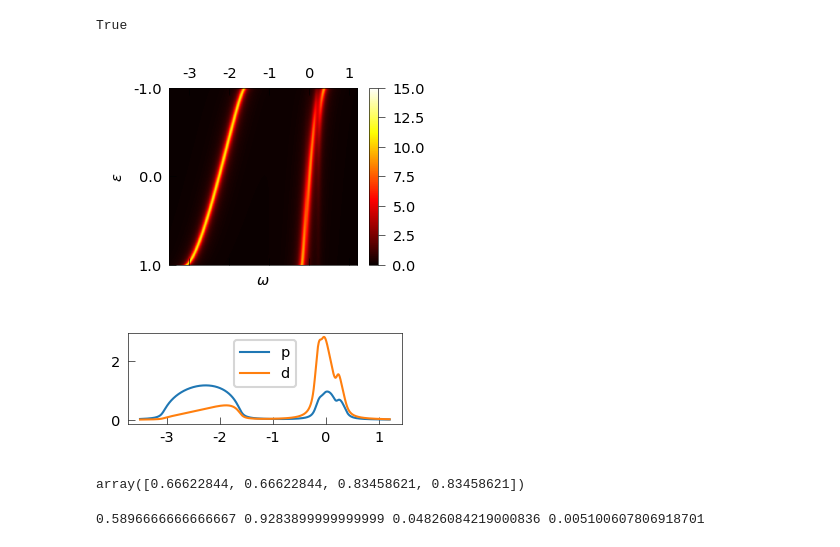
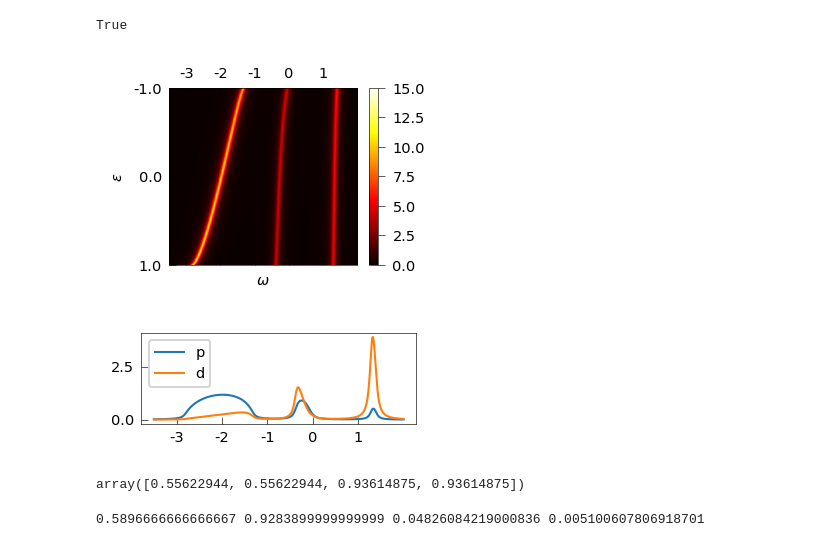
Before and after one commit to floatingCatty/Hubbard, a Jupyter notebook: examples/gGA/Bethe1o.ipynb, the cells around one changed output. Drawn from its saved outputs; the diff is of its cells as text; code cells hidden in the pictures.

Commit message:
update the bethe1o examples

```diff
--- a/examples/gGA/Bethe1o.ipynb
+++ b/examples/gGA/Bethe1o.ipynb
@@ -8,7 +8,7 @@ import numpy as np
 from hubbard.data import _keys
 
 setup_seed(123)
-U = 0.5
+U = 3
 J = 0.0 * U # 0.25 * U
 Up = U - 2*J
 Jp = J
@@ -30,7 +30,7 @@ phy_onsite = {
     ]),
 }
 
-intparams = {"C":[{"U":U,"Up":Up,"J":J, "Jp":Jp}]}
+intparams = {"C":[{"U":U,"Up":Up,"J":J, "Jp":Jp, "S2pen":0.05}]}
 
 gga = GhostGutzwiller(
     atomic_number=np.array([6]),
@@ -101,5 +141,5 @@ DM_kin:  [8.73922062e-04 8.73922062e-04 5.01563255e-01 5.01563255e-01
 # %%
-gga.load("/nessa/users/zhanghao/dev/Hubbard/hubbard/test/nqs/bethe1o/gGA_U05EP-1_3_converged.npz")
+gga.load("/nessa/users/zhanghao/dev/Hubbard/hubbard/test/nqs/bethe1o/gGA_U3EP-1_S2_tmp.npz")
 # %% [output]
 True
 # %%
@@ -116,8 +156,8 @@ mpl.rcParams['ytick.major.width'] =0.3
 # # eks[:,1,1] += alpha * e_list
 # atomicdata[_keys.HAMILTONIAN_KEY] = eks
 
-Es = np.linspace(-3.5,1.2, 1000) + gga.E_fermi
-# Es = np.linspace(-3.5,2.0, 1000) + gga.E_fermi
+# Es = np.linspace(-3.5,1.2, 1000) + gga.E_fermi
+Es = np.linspace(-3.5,2.0, 1000) + gga.E_fermi
 GF = gga.compute_GF(Es=Es, data=atomicdata, eta=0.06)
 ARPES = -(1/np.pi)*GF.imag.diagonal(offset=0, axis1=-1, axis2=-2)
 pdos = ARPES.sum(0) / ARPES.shape[0]
@@ -138,39 +178,39 @@ labels = np.array([-3,-2,-1,0,1])
 ticks = [np.abs(Es-gga.E_fermi-i).argmin() for i in labels]
 ax.set_xticks(ticks=ticks, labels=labels, fontsize=7)
 ax.set_yticks(ticks=np.linspace(0,ARPES.shape[0],ntick), labels=np.linspace(1,-1,ntick)[::-1], fontsize=7)
 fig.colorbar(m).ax.tick_params(labelsize=7)
 plt.tick_params(direction='in')
 plt.tight_layout()
 plt.savefig("tmp1.pdf", dpi=100)
 plt.show()
 
 # import matplotlib.pyplot as plt
 # fig, ax = plt.subplots(figsize=(6,4))
 # m = ax.matshow(ARPES[:,::-1].T, cmap="hot", vmin=0, vmax=15)
 # ax.set_aspect('auto')  # override the default 'equal'
 # ax.set_xlabel(r"k/$\pi$")
 # ax.set_ylabel(r"$E-E_f (eV)$")
 # ax.set_yticks(ticks=np.linspace(0,ARPES.shape[1],ntick), labels=np.linspace(-5,5,ntick)[::-1])
 # ax.set_xticks(ticks=np.linspace(0,ARPES.shape[0],ntick), labels=np.linspace(1,-1,ntick)[::-1])
 # fig.colorbar(m)
 # plt.show()
 
 plt.figure(figsize=(6./2.54,2/2.54), dpi=150)
 # plt.plot(Es, dos)
 plt.plot(Es-gga.E_fermi, pdos[:,::-1], lw=1)
 plt.xticks(ticks=(Es-gga.E_fermi)[np.stack(ticks)], labels=[-3,-2,-1,0,1], fontsize=7)
 plt.yticks(fontsize=7)
 plt.legend(["p", "d"], fontsize=7)
 plt.tick_params(direction='in')
 plt.savefig("tmp2.pdf", dpi=100)
 plt.show()
 # %% [output]
-[figure, old version]
+[figure, new version]
-[figure, old version]
+[figure, new version]
 # %%
 np.diag(gga.RDM["C"][0])
 # %% [output]
-array([0.66622844, 0.66622844, 0.83458621, 0.83458621])
+array([0.55622944, 0.55622944, 0.93614875, 0.93614875])
 # %%
 d = [0.5569, 0.5542, 0.6579]
 p = [0.93557, 0.9254, 0.9242]
```
Also changed, not shown: parts of 6 cells of this notebook.
